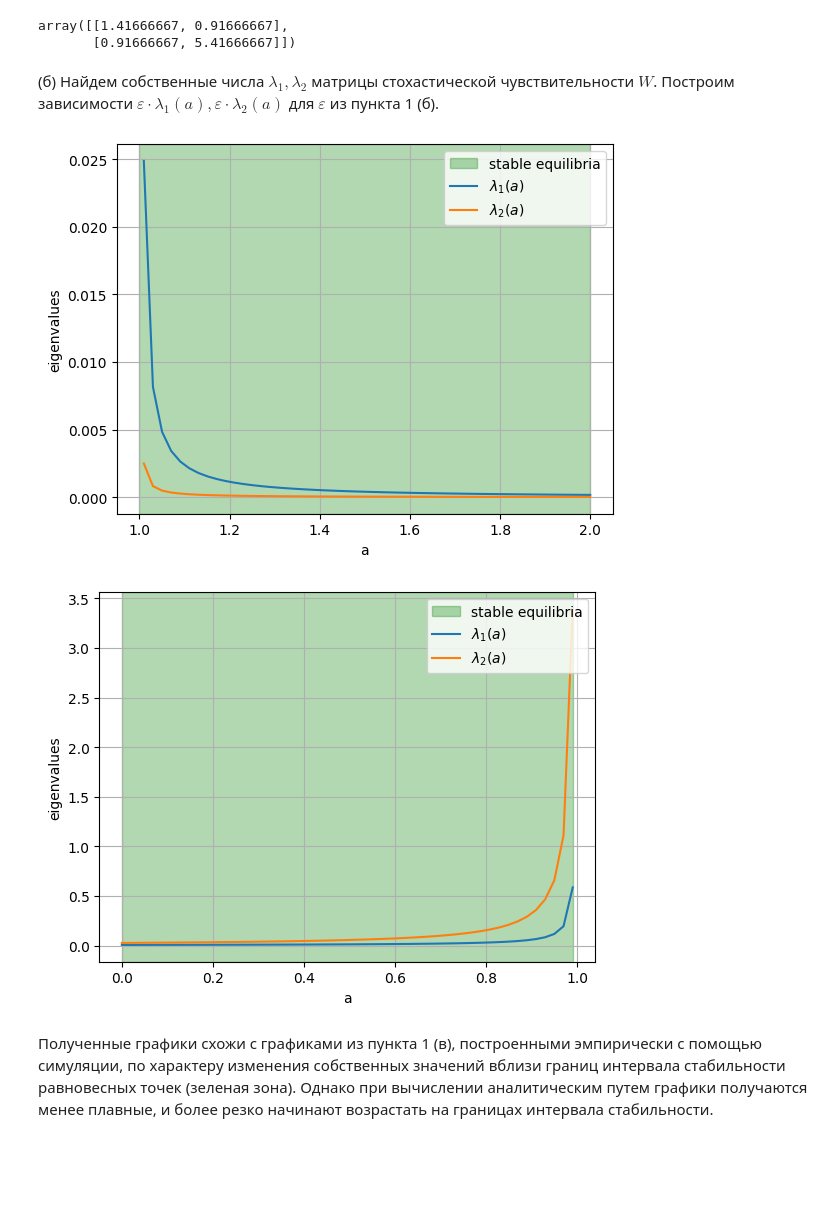
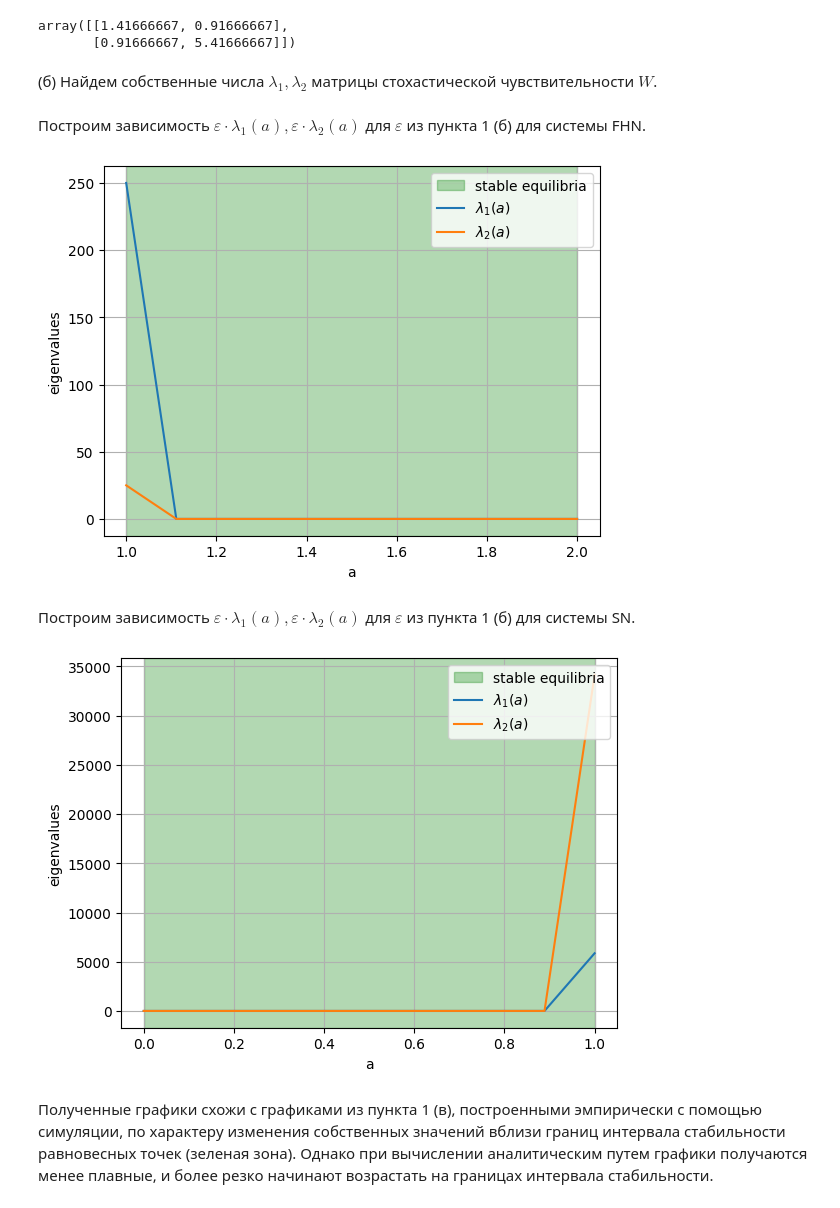
Before and after one commit to vantouse/2026-spring_stochastic-analysis, a Jupyter notebook: kostarev_lab3_part2.ipynb, the cells around one changed output. Saved outputs shown, nothing was run; the diff lists cells and outputs as text; code cells hidden in the pictures; blank space fills up the shorter version.

```diff
--- a/kostarev_lab3_part2.ipynb
+++ b/kostarev_lab3_part2.ipynb
@@ -6,3 +4,7 @@ from tqdm import tqdm
+# %%
+N_STEPS_DEFAULT = 1000
+EPSILON_DEFAULT = 0.1
+MARGIN_DEFAULT = 1e-6
 # %% [markdown]
 # 1. Статистический анализ результатов прямого численного моделирования
 
@@ -204,12 +217,13 @@ equilibrium_expr = np.array([-a, a**3 / 3 - a])
 
 noise_mask = np.array([1, 0])   # add noise to 1st equation only
 epsilon_values = [0.01, 0.05, 0.1]
-time_span = np.linspace(0, 50, 5000)
+
+time_span = np.linspace(0, 10, N_STEPS_DEFAULT)
 
 fig, axes = plt.subplots(1, len(epsilon_values), figsize=(18, 4))
 
 for ax, epsilon in zip(axes, epsilon_values):
-    plot_stochastic_cloud(
+    simulate_stochastic_cloud(
         ax=ax,
         model_func=model_FHN,
         params=dict(delta=delta, a=a),
@@ -217,7 +231,7 @@ for ax, epsilon in zip(axes, epsilon_values):
         time_span=time_span,
         epsilon=epsilon,
         noise_mask=noise_mask,
-        n_trajectories=100
+        n_trajectories=10,
     )
 
 plt.tight_layout()
@@ -233,12 +247,13 @@ equilibrium_expr = np.array([np.sqrt(b - a), np.sqrt(b - a)])
 
 noise_mask = np.array([1, 1])   # add noise to both equations
 epsilon_values = [0.01, 0.05, 0.1]
-time_span = np.linspace(0, 50, 5000)
+
+time_span = np.linspace(0, 10, N_STEPS_DEFAULT)
 
 fig, axes = plt.subplots(1, len(epsilon_values), figsize=(18, 4))
 
 for ax, epsilon in zip(axes, epsilon_values):
-    plot_stochastic_cloud(
+    simulate_stochastic_cloud(
         ax=ax,
         model_func=model_SN,
         params=dict(a=a, b=b),
@@ -246,7 +261,7 @@ for ax, epsilon in zip(axes, epsilon_values):
         time_span=time_span,
         epsilon=epsilon,
         noise_mask=noise_mask,
-        n_trajectories=100
+        n_trajectories=10,
     )
 
 plt.tight_layout()
@@ -767,68 +790,71 @@ W
 array([[1.41666667, 0.91666667],
        [0.91666667, 5.41666667]])
 # %% [markdown]
-(б) Найдем собственные числа $\lambda_1, \lambda_2$ матрицы стохастической чувствительности $W$. Построим зависимости $\varepsilon \cdot \lambda_1(a), \varepsilon \cdot \lambda_2(a)$ для $\varepsilon$ из пункта 1 (б).
+(б) Найдем собственные числа $\lambda_1, \lambda_2$ матрицы стохастической чувствительности $W$.
+# %% [markdown]
+Построим зависимость $\varepsilon \cdot \lambda_1(a), \varepsilon \cdot \lambda_2(a)$ для $\varepsilon$ из пункта 1 (б) для системы FHN.
 # %%
 delta, a = 0.1, None    # `a` is a variable parameter
 
-epsilon = 0.1
 noise_mask = np.array([1, 0])   # add noise to 1st equation only
 
-time_scale = 1
-time_span = np.linspace(0, 10 * time_scale, 1000 * time_scale)
+param_name = 'a'
+param_values = np.linspace(1 + MARGIN_DEFAULT, 2, num=10)
 
-param_name = 'a'
-param_values = np.linspace(1.01, 2, num=50)
+time_span = np.linspace(0, 10, N_STEPS_DEFAULT)
 
 def equilibrium_expr(a):
     return np.array([-a, a**3 / 3 - a])
 
+fig, ax = plt.subplots()
+
 plot_eigenvalues_per_param_value(
+    ax=ax,
     model_func=model_FHN,
     params=dict(delta=delta, a=a),
     equilibrium_expr=equilibrium_expr,
     time_span=time_span,
     param_name=param_name,
     param_values=param_values,
-    stable_range=(1, param_values[-1]),
-    epsilon=epsilon,
+    stable_range=(param_values[0], param_values[-1]),
+    epsilon=EPSILON_DEFAULT,
     noise_mask=noise_mask,
     covariance=False,
 )
 # %% [output]
-[figure, old version]
+[figure, new version]
+# %% [markdown]
+Построим зависимость $\varepsilon \cdot \lambda_1(a), \varepsilon \cdot \lambda_2(a)$ для $\varepsilon$ из пункта 1 (б) для системы SN.
 # %%
 a, b = None, 2    # `a` is a variable parameter
 
-epsilon = 0.1
 noise_mask = np.array([1, 1])   # add noise to both equations
 
-time_scale = 1
-time_span = np.linspace(0, 10 * time_scale, 1000 * time_scale)
+param_name = 'a'
+param_values = np.linspace(0, 1 - MARGIN_DEFAULT, num=10)
 
-param_name = 'a'
-param_values = np.linspace(0, 0.99, num=50)
-
-time_scale = 1
-time_span = np.linspace(0, 10 * time_scale, 1000 * time_scale)
+time_span = np.linspace(0, 10, N_STEPS_DEFAULT)
 
 def equilibrium_expr(a):
     return np.array([np.sqrt(b - a), np.sqrt(b - a)])
 
+fig, ax = plt.subplots()
+
 plot_eigenvalues_per_param_value(
+    ax=ax,
     model_func=model_SN,
     params=dict(a=a, b=b),
     equilibrium_expr=equilibrium_expr,
     time_span=time_span,
     param_name=param_name,
     param_values=param_values,
-    stable_range=(0, param_values[-1]),
-    epsilon=epsilon,
+    stable_range=(param_values[0], param_values[-1]),
+    epsilon=EPSILON_DEFAULT,
     noise_mask=noise_mask,
     covariance=False,
 )
 # %% [output]
-[figure, old version]
+[figure, new version]
 # %% [markdown]
 Полученные графики схожи с графиками из пункта 1 (в), построенными эмпирически с помощью симуляции, по характеру изменения собственных значений вблизи границ интервала стабильности равновесных точек (зеленая зона). Однако при вычислении аналитическим путем графики получаются менее плавные, и более резко начинают возрастать на границах интервала стабильности.
 # %% [markdown]
```
Also changed, not shown: parts of 19 cells of this notebook.
